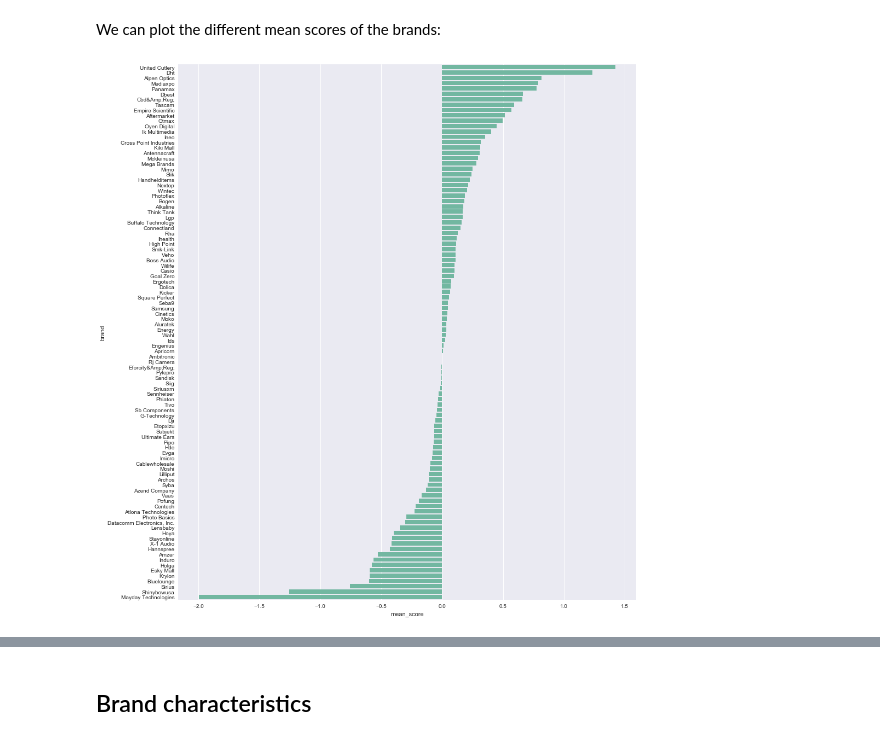
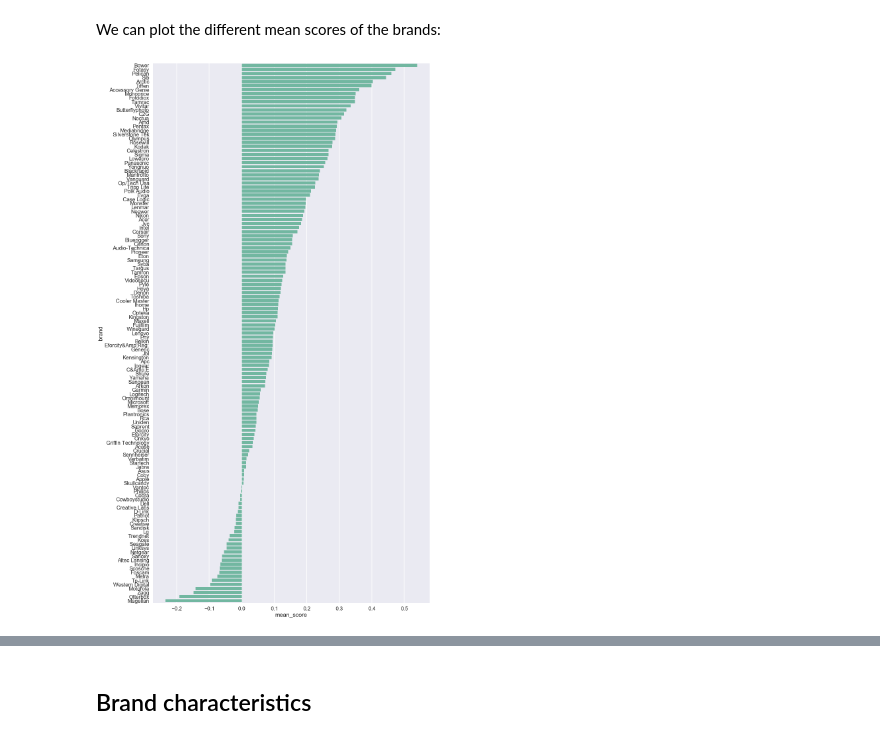
Before and after one commit to lkieliger/adagroup, a Jupyter notebook: project/Natural_Language_Project.ipynb, the cells around one changed output, grey strips where cells are left out. Cells and saved outputs as stored; diff of their text form; code cells hidden in the pictures.

```diff
--- a/project/Natural_Language_Project.ipynb
+++ b/project/Natural_Language_Project.ipynb
@@ -13,6 +13,7 @@ from IPython.display import HTML, display
 
 rcParams['figure.figsize'] = 15, 10
 np.random.seed(42)
+sns.set_context("poster")
 # %% [markdown]
 # Introduction
 
@@ -644,7 +643,7 @@ def isInDescriptionOrTitle(text,description,title):
     else:
         return np.nan
 
-def getScore(text):
+def getProductScore(text):
     """Takes the different characteristics of a product. Return the score by taking the averaged sum of the sentiment scores
     of each characteristics.
     """
@@ -654,10 +653,10 @@ def getScore(text):
     res = 0.0
     for t in text:
         ((a,b),num) = t
-        res += bigram_clf.predict([a + ' ' + b]) * float(num)
-    return res/len(text)
+        res += getPredictionString(a + ' ' + b) * float(num)
+    return res
 
-def getText(text):
+def getCharacteristicsAsString(text):
     """Return the characteristics as a string separated by ' / ' for each characteristics.
     """
     res = []
@@ -666,25 +665,13 @@ def getText(text):
         res.append((a + ' ' + b).lower())
     return " / ".join(res)
 
-def getUniqueWords(text):
+
+def getUniqueCharacteristicsFromString(text):
     """Return the unique characteristics from the original string text as a string separated by ' / ' for each characteristics.
     """
     temp = text.split(' / ')
     res = set(temp)
     return " / ".join(res)
-
-def getCharacteristics(bigrams,threshold = 3):
-    """Return the characteristics from the list of bigrams that appear more than threshold.
-    """
-    res = []
-    for t in bigrams:
-        ((a,b),num) = t
-        res.append((a + ' ' + b).lower())
-
-    res = list(set([(i,res.count(i)) for i in res if res.count(i) >= threshold]))
-    res.sort(key=lambda tup: tup[1],reverse=True)
-
-    return " / ".join("(%s,%s)" % tup for tup in res) if len(res) > 0 else np.nan
 # %%
 df_final = df_product_filtered.merge(df_meta, left_on='asin', right_on='asin', how='inner')
 df_final = df_final[(df_final['brand'] != 'Unknown') & (df_final['brand'] != '')]
@@ -705,8 +690,8 @@ display(df_final.head())
 # %%
 # Extract the characteristics name
-df_final["word"] = df_final.apply(lambda x : getText(x['bigrams']), axis=1)
+df_final["word"] = df_final.apply(lambda x : getCharacteristicsAsString(x['bigrams']), axis=1)
 
 # Compute the score
 df_final['score'] = 0
-df_final['score'] =  df_final.apply(lambda x : getScore(x["bigrams"]), axis=1)
+df_final['score'] =  df_final.apply(lambda x : getProductScore(x["bigrams"]), axis=1)
 # %%
@@ -724,13 +710,15 @@ display(df_final.head())
 Finally to get the scores of the different brand we will sum each scores and take the mean to have respectively the score and the mean score.
 # %%
 # Group by brand
-f = {'score':['sum','mean'],'word': lambda x: ' / '.join(set(x))}
+f = {'score':['sum','mean','count'],'word': lambda x: ' / '.join(set(x))}
 df_brand_rank = df_final[['brand','word','score']].groupby(['brand']).agg(f)
 df_brand_rank.columns = df_brand_rank.columns.droplevel()
 df_brand_rank = df_brand_rank.reset_index()
 
 #Rename columns
-df_brand_rank = df_brand_rank.rename(columns={'sum': 'score','mean': 'mean_score', '<lambda>': 'words'})
+df_brand_rank = df_brand_rank.rename(columns={'sum': 'score','mean': 'mean_score', '<lambda>': 'words','count':'number_of_product'})
 
+# Only keep brands with al least 10 products
+df_brand_rank = df_brand_rank[df_brand_rank['number_of_product']>10]
 # Make sure to have unique characteristics and existing brand
-df_brand_rank['words'] = df_brand_rank.apply(lambda x : getUniqueWords(x['words']), axis=1)
+df_brand_rank['words'] = df_brand_rank.apply(lambda x : getUniqueCharacteristicsFromString(x['words']), axis=1)
@@ -751,8 +746,8 @@ display(df_brand_rank.head(10))
 # %% [markdown]
 We can plot the different mean scores of the brands:
 # %%
-fig, ax = pyplot.subplots(figsize=(15,18))
-sns.barplot(y="brand",x='mean_score', ax = ax,orient='h',data=df_brand_rank.sample(100,random_state=42).sort_values('mean_score',ascending=False),palette = sns.color_palette("BuGn_r", 1));
+fig, ax = pyplot.subplots(figsize=(15,30))
+sns.barplot(y="brand",x='mean_score', ax = ax,orient='h',data=df_brand_rank.sort_values('mean_score',ascending=False),palette = sns.color_palette("BuGn_r", 1));
 plt.show()
 # %% [output]
-[figure, old version]
+[figure, new version]
```
Also changed, not shown: parts of 30 cells of this notebook.
